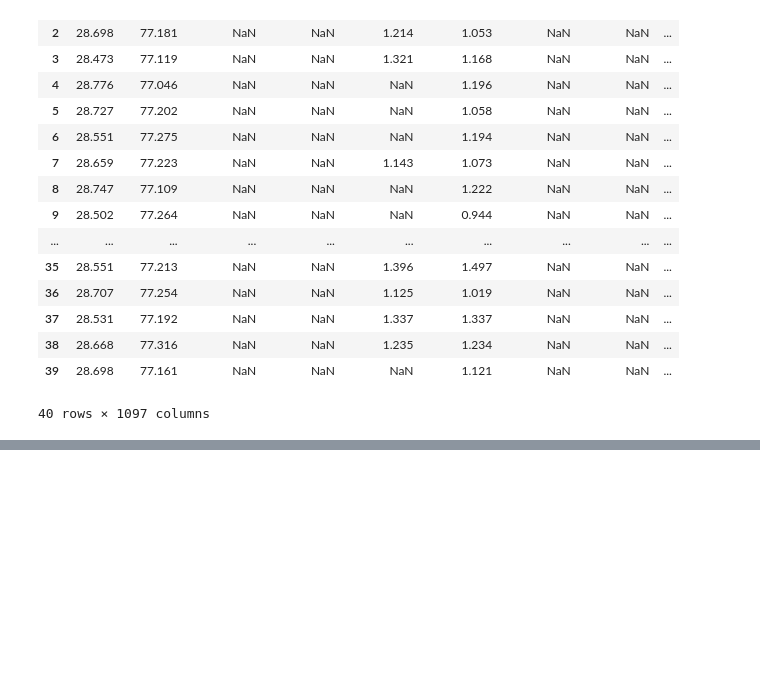
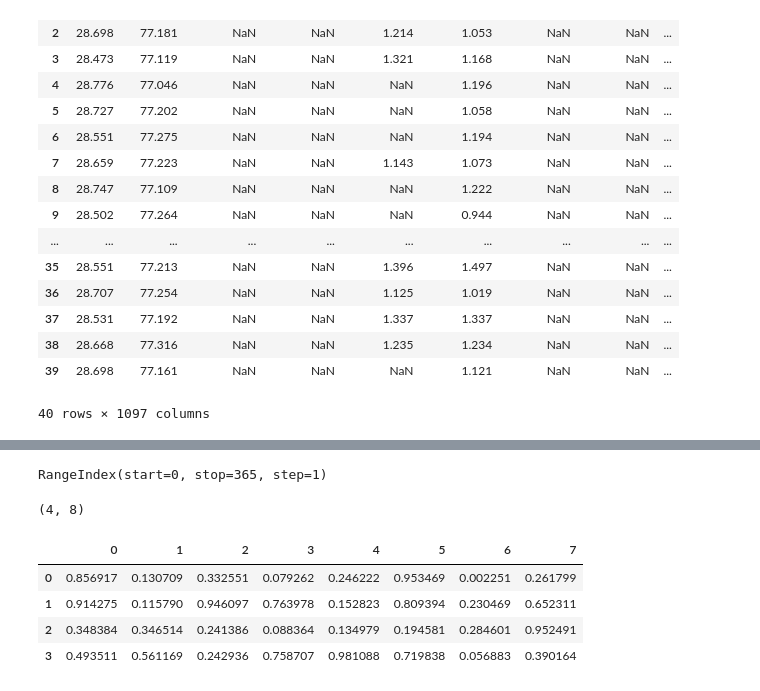
Before and after one commit to Pavan-AIML/Master-Thesis, a Jupyter notebook: notebooks/Modis_data_analysis/Modis_AOD_data_analysis.ipynb, the cells around one changed output, grey strips where cells are left out. Drawn from its saved outputs; the diff is of its cells as text; code cells hidden in the pictures; blank space fills up the shorter version.

```diff
--- a/notebooks/Modis_data_analysis/Modis_AOD_data_analysis.ipynb
+++ b/notebooks/Modis_data_analysis/Modis_AOD_data_analysis.ipynb
@@ -423,0 +408,18 @@ daily_PM25_data_extraction(PM_data)
+# %%
+daily_PM25_data_extraction(PM_data).columns
+# %% [output]
+RangeIndex(start=0, stop=365, step=1)
+# %%
+a = np.random.rand(4,8)
+a.shape
+# %% [output]
+(4, 8)
+# %%
+a = pd.DataFrame(a)
+a
+# %% [output]
+|  | 0 | 1 | 2 | 3 | 4 | 5 | 6 | 7 |
+| 0 | 0.856917 | 0.130709 | 0.332551 | 0.079262 | 0.246222 | 0.953469 | 0.002251 | 0.261799 |
+| 1 | 0.914275 | 0.115790 | 0.946097 | 0.763978 | 0.152823 | 0.809394 | 0.230469 | 0.652311 |
+| 2 | 0.348384 | 0.346514 | 0.241386 | 0.088364 | 0.134979 | 0.194581 | 0.284601 | 0.952491 |
+| 3 | 0.493511 | 0.561169 | 0.242936 | 0.758707 | 0.981088 | 0.719838 | 0.056883 | 0.390164 |
```
Also changed, not shown: parts of 7 cells of this notebook, 1 other file.
